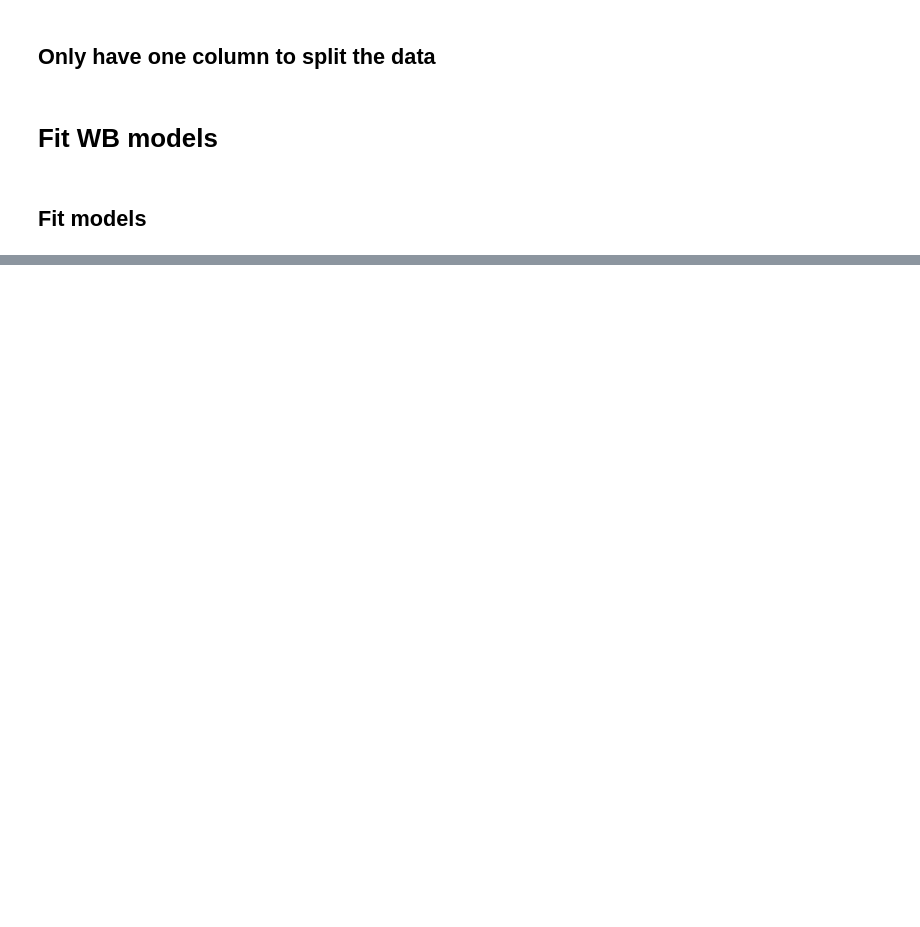
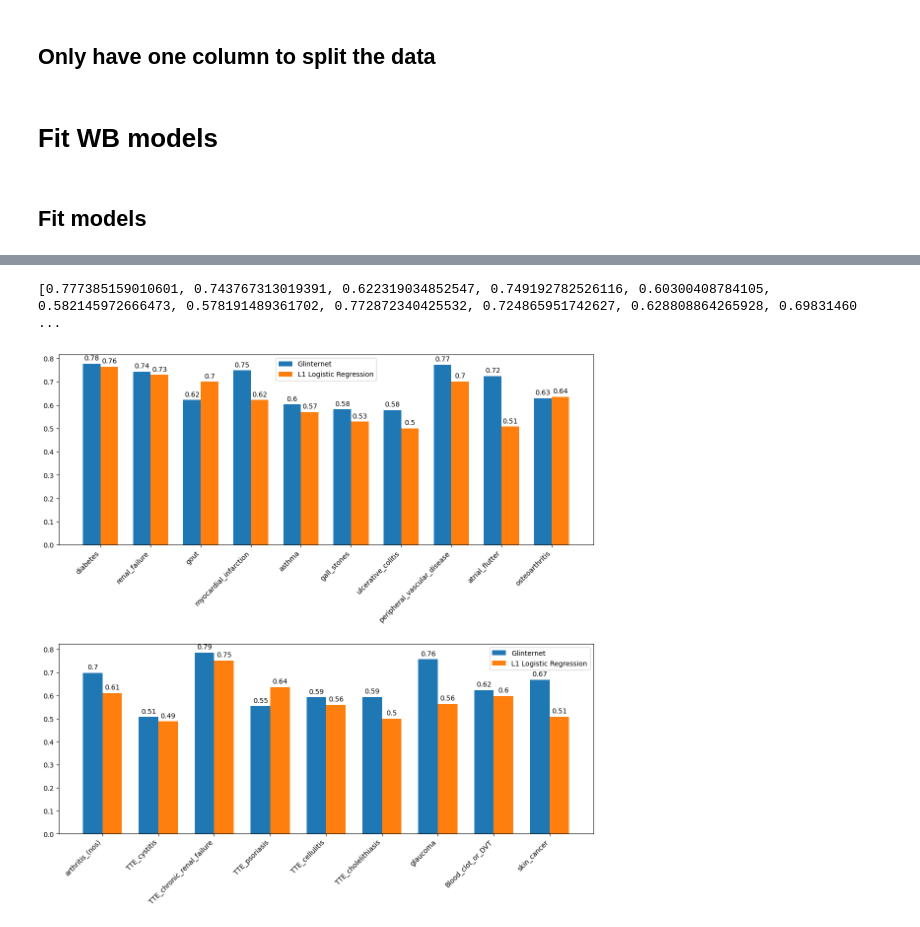
Before and after one commit to rivas-lab/AncestryOmicsUKB, a Jupyter notebook: model_fitting.ipynb, the cells around one changed output, grey strips where cells are left out. Drawn from its saved outputs; the diff is of its cells as text; code cells hidden in the pictures; blank space fills up the shorter version.

Commit message:
Finished comparison l1 log reg and glinternet for metabolomics

```diff
--- a/model_fitting.ipynb
+++ b/model_fitting.ipynb
@@ -33,3 +44,5 @@ prs = prs.drop(['split_nonWB','IID','population','age','age0','age1','age2','age
+# %%
+meta = meta.drop(drop_cols, axis=1)
 # %%
 diseases = list(disease_codes.values())
 # %% [markdown]
@@ -120,4 +66,0 @@ def fit_and_save_models(model_dir_path, population, disease_list, prs, meta, phe
-# %%
-%%time
-
-fit_and_save_models('models/log_reg/WB_with_PRS/', 'white_british', diseases, prs, meta, pheno)
@@ -123,0 +163,3 @@ fit_and_save_models('models/log_reg/WB_with_PRS/', 'white_british', diseases, pr
+# %%
+populations    = ['white_british', 's_asian']
+model_dir_path = 'models/log_reg/WB_SA_only_metabolomics/'
@@ -123,0 +208,2 @@ fit_and_save_models('models/log_reg/WB_with_PRS/', 'white_british', diseases, pr
+# %%
+aucs_log_reg = aucs
@@ -123,0 +232,66 @@ fit_and_save_models('models/log_reg/WB_with_PRS/', 'white_british', diseases, pr
+# %%
+aucs_glinternet = [
+    0.777385159010601,
+    0.743767313019391,
+    0.622319034852547,
+    0.749192782526116,
+    0.60300408784105,
+    0.582145972666473,
+    0.578191489361702,
+    0.772872340425532,
+    0.724865951742627,
+    0.628808864265928,
+    0.698314606741573,
+    0.506869772998805,
+    0.785714285714286,
+    0.554545454545455,
+    0.592760180995475,
+    0.593767313019391,
+    0.757777777777778,
+    0.623637406769937,
+    0.668421052631579
+]
+
+print(aucs_glinternet)
+# %% [output]
+[0.777385159010601, 0.743767313019391, 0.622319034852547, 0.749192782526116, 0.60300408784105, 0.582145972666473, 0.578191489361702, 0.772872340425532, 0.724865951742627, 0.628808864265928, 0.69831460 ...
+# %%
+# Splitting the data for two subplots
+first_half_diseases  = list(disease_codes.keys())[:10]
+second_half_diseases = list(disease_codes.keys())[10:]
+
+first_half_aucs1  = aucs_glinternet[:10]
+second_half_aucs1 = aucs_glinternet[10:]
+
+first_half_aucs2  = aucs_log_reg[:10]
+second_half_aucs2 = aucs_log_reg[10:]
+
+# Function to create a bar plot for a given set of data
+def create_subplot(ax, disease_names, aucs1, aucs2, width=0.35):
+    x = list(range(len(disease_names)))
+    rects1 = ax.bar([xi - width/2 for xi in x], aucs1, width, label='Glinternet')
+    rects2 = ax.bar([xi + width/2 for xi in x], aucs2, width, label='L1 Logistic Regression')
+    ax.set_xticks(x)
+    ax.set_xticklabels(disease_names, rotation=45, ha='right')
+    ax.legend()
+
+    # Add values on top of the bars
+    for rects in [rects1, rects2]:
+        for rect in rects:
+            height = rect.get_height()
+            ax.annotate('{}'.format(round(height, 2)),
+                        xy=(rect.get_x() + rect.get_width() / 2, height),
+                        xytext=(0, 3),  # 3 points vertical offset
+                        textcoords="offset points",
+                        ha='center', va='bottom')
+
+# Creating the figure and subplots
+fig, (ax1, ax2) = plt.subplots(2, 1, figsize=(12, 12))  # Adjust figure size as needed
+
+create_subplot(ax1, first_half_diseases, first_half_aucs1, first_half_aucs2)
+create_subplot(ax2, second_half_diseases, second_half_aucs1, second_half_aucs2)
+
+fig.tight_layout(pad=3.0)
+plt.show()
+# %% [output]
+[figure, added]
```
Also changed, not shown: parts of 16 cells of this notebook, 39 other files.
